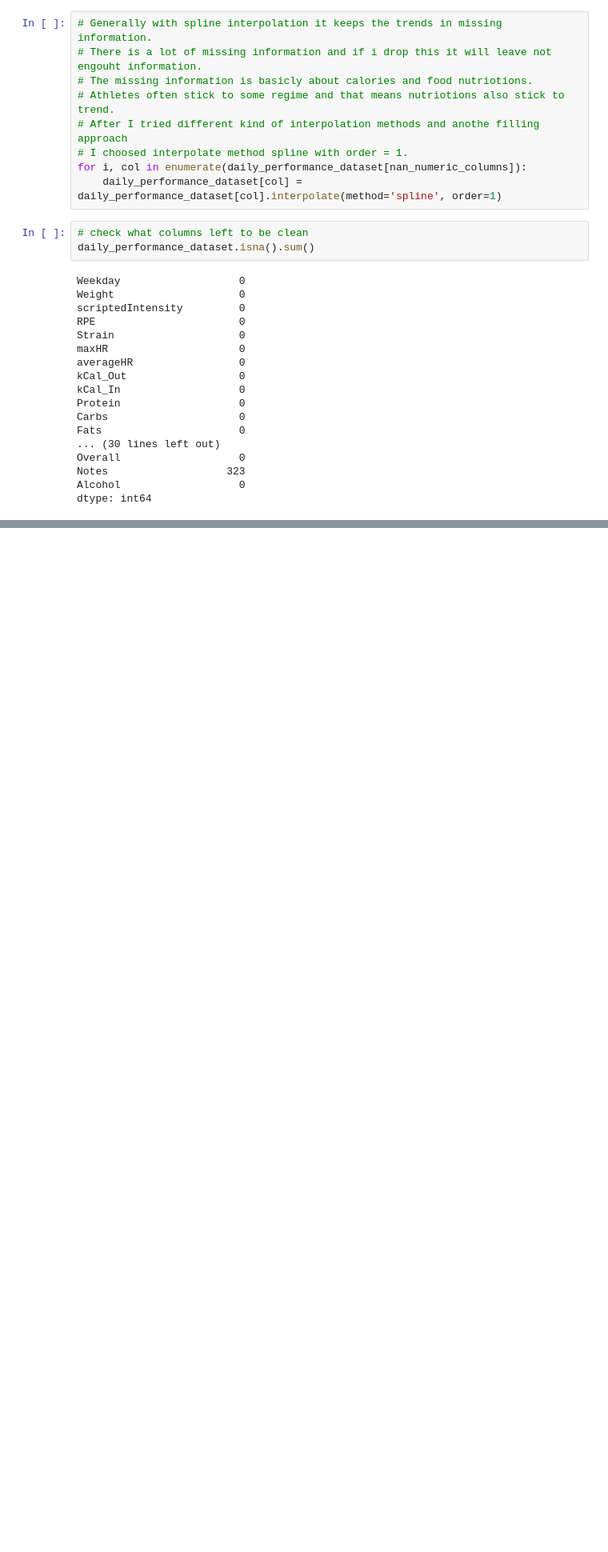
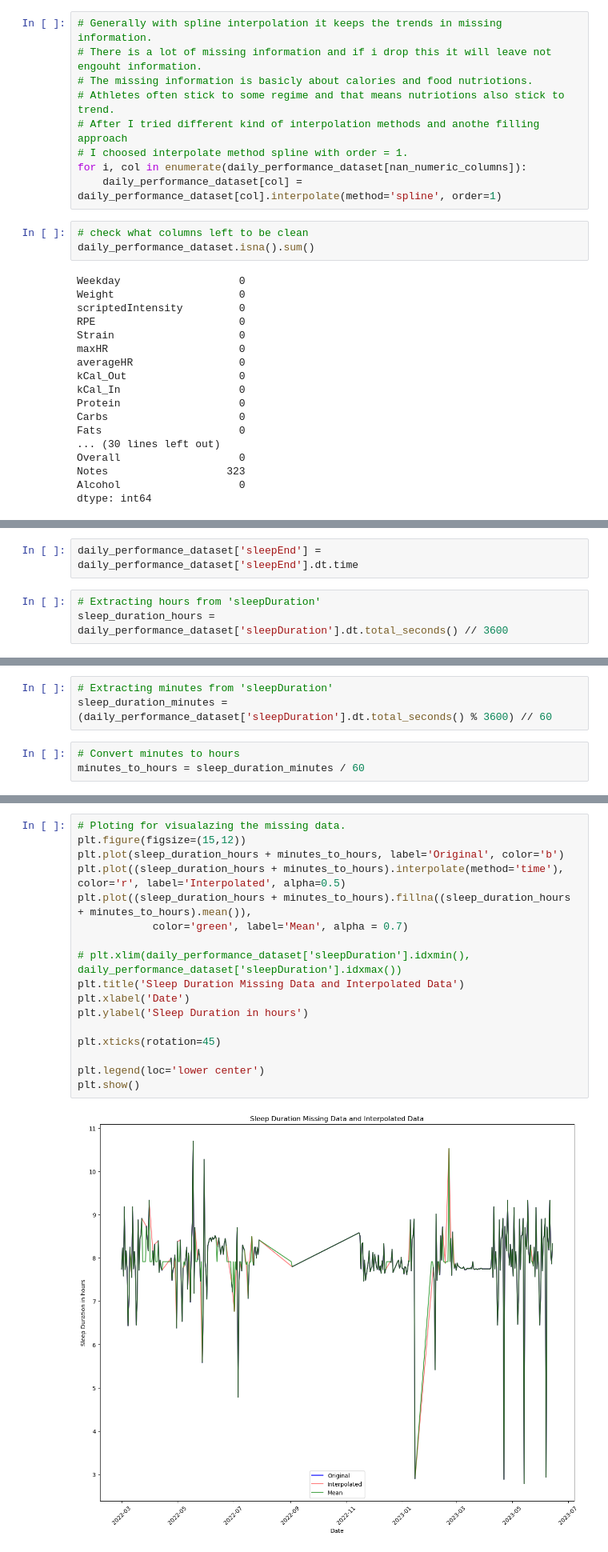
Before and after one commit to stilyan91/Nutrition-and-Fitness-Correlation-Analysis, a Jupyter notebook: Nutrition-and-Fitness-Correlation-Analysis.ipynb, the cells around one changed output, grey strips where cells are left out. Shown at 80% size. Drawn from its saved outputs; the diff is of its cells as text; blank space fills up the shorter version.

Commit message:
daily-performance ready

```diff
--- a/Nutrition-and-Fitness-Correlation-Analysis.ipynb
+++ b/Nutrition-and-Fitness-Correlation-Analysis.ipynb
@@ -350,0 +361,5 @@ daily_performance_dataset['sleepEnd'] = pd.to_datetime(daily_performance_dataset
+# %%
+daily_performance_dataset['sleepEnd'] = daily_performance_dataset['sleepEnd'].dt.time
+# %%
+# Extracting hours from 'sleepDuration'
+sleep_duration_hours = daily_performance_dataset['sleepDuration'].dt.total_seconds() // 3600
@@ -350,0 +379,6 @@ daily_performance_dataset['sleepEnd'] = pd.to_datetime(daily_performance_dataset
+# %%
+# Extracting minutes from 'sleepDuration'
+sleep_duration_minutes = (daily_performance_dataset['sleepDuration'].dt.total_seconds() % 3600) // 60
+# %%
+# Convert minutes to hours
+minutes_to_hours = sleep_duration_minutes / 60
@@ -350,0 +393,19 @@ daily_performance_dataset['sleepEnd'] = pd.to_datetime(daily_performance_dataset
+# %%
+# Ploting for visualazing the missing data.
+plt.figure(figsize=(15,12))
+plt.plot(sleep_duration_hours + minutes_to_hours, label='Original', color='b')
+plt.plot((sleep_duration_hours + minutes_to_hours).interpolate(method='time'), color='r', label='Interpolated', alpha=0.5)
+plt.plot((sleep_duration_hours + minutes_to_hours).fillna((sleep_duration_hours + minutes_to_hours).mean()),
+            color='green', label='Mean', alpha = 0.7)
+
+# plt.xlim(daily_performance_dataset['sleepDuration'].idxmin(), daily_performance_dataset['sleepDuration'].idxmax())
+plt.title('Sleep Duration Missing Data and Interpolated Data')
+plt.xlabel('Date')
+plt.ylabel('Sleep Duration in hours')
+
+plt.xticks(rotation=45)
+
+plt.legend(loc='lower center')
+plt.show()
+# %% [output]
+[figure, added]
```
Also changed, not shown: parts of 11 cells of this notebook.
